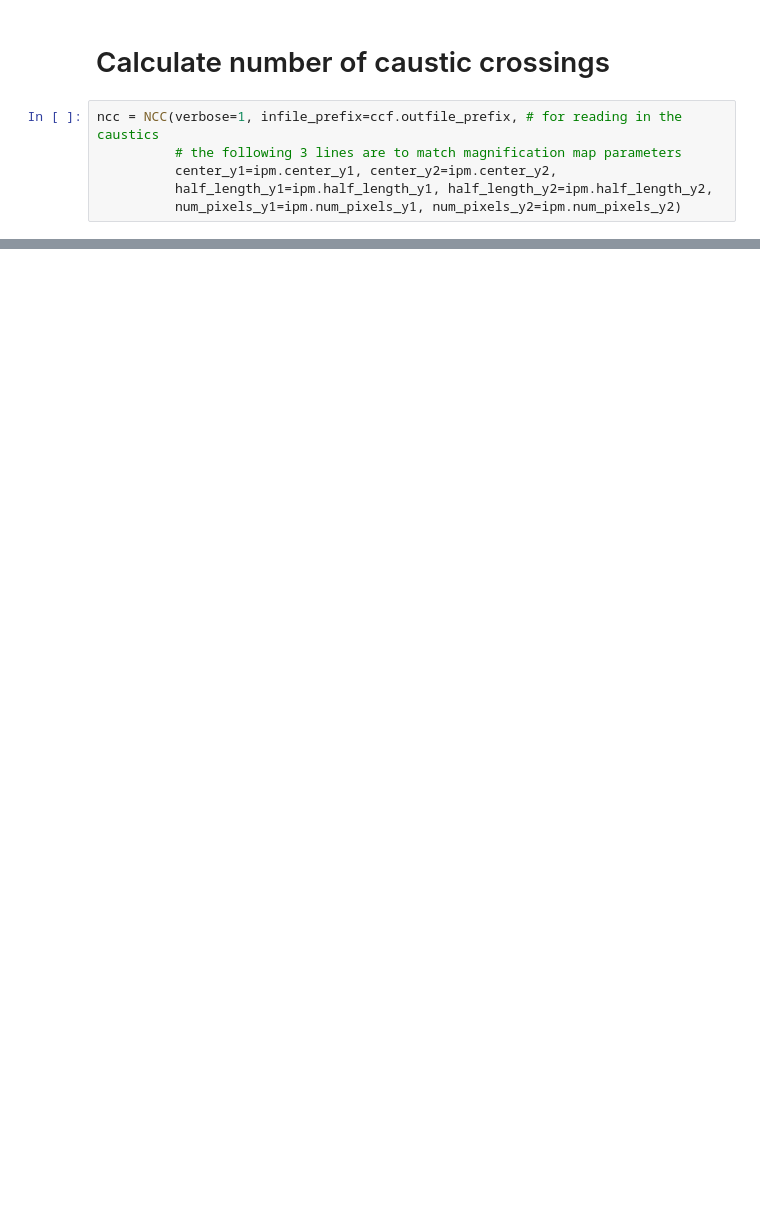
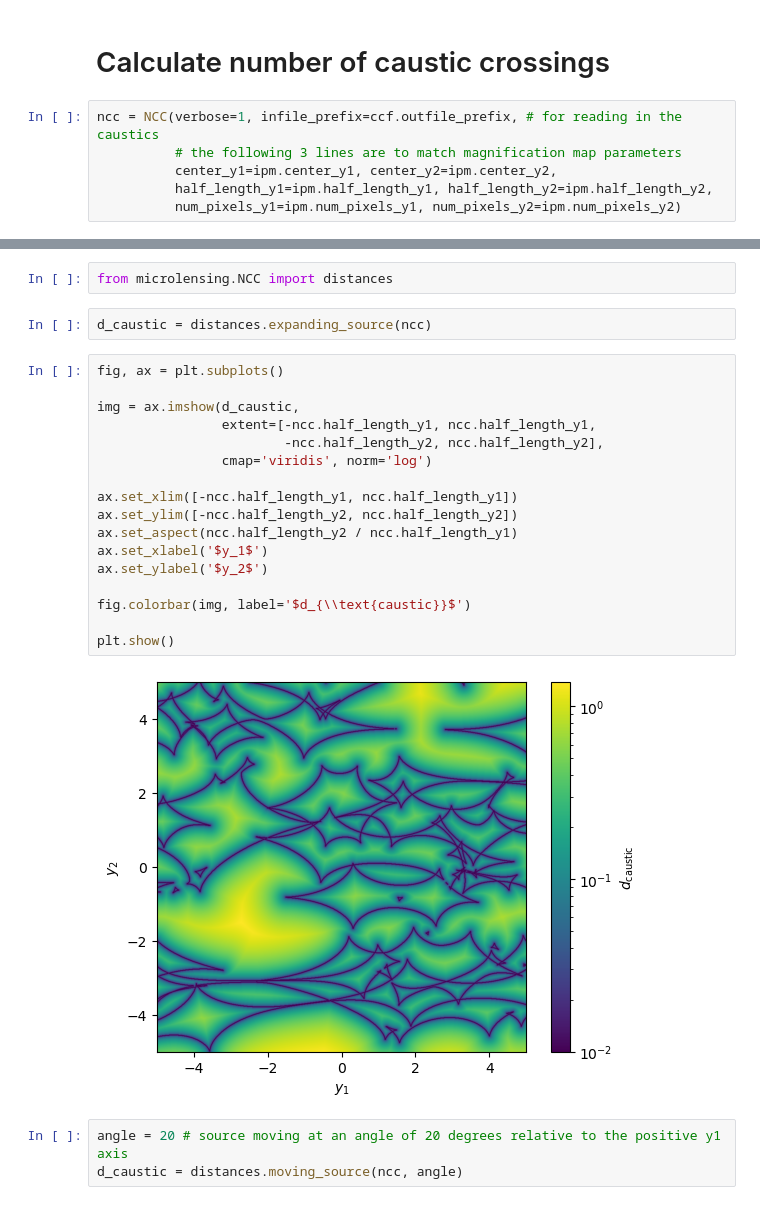
Before and after one commit to zheshishuoshuo/microlensing, a Jupyter notebook: examples/ncc_example.ipynb, the cells around one changed output, grey strips where cells are left out. Cells and saved outputs as stored; diff of their text form; blank space fills up the shorter version.

```diff
--- a/examples/ncc_example.ipynb
+++ b/examples/ncc_example.ipynb
@@ -109,0 +112,26 @@ plt.show()
+# %%
+from microlensing.NCC import distances
+# %%
+d_caustic = distances.expanding_source(ncc)
+# %%
+fig, ax = plt.subplots()
+
+img = ax.imshow(d_caustic,
+                extent=[-ncc.half_length_y1, ncc.half_length_y1,
+                        -ncc.half_length_y2, ncc.half_length_y2],
+                cmap='viridis', norm='log')
+
+ax.set_xlim([-ncc.half_length_y1, ncc.half_length_y1])
+ax.set_ylim([-ncc.half_length_y2, ncc.half_length_y2])
+ax.set_aspect(ncc.half_length_y2 / ncc.half_length_y1)
+ax.set_xlabel('$y_1$')
+ax.set_ylabel('$y_2$')
+
+fig.colorbar(img, label='$d_{\\text{caustic}}$')
+
+plt.show()
+# %% [output]
+[figure, added]
+# %%
+angle = 20 # source moving at an angle of 20 degrees relative to the positive y1 axis
+d_caustic = distances.moving_source(ncc, angle)
```
Also changed, not shown: parts of 7 cells of this notebook, 3 other files.
